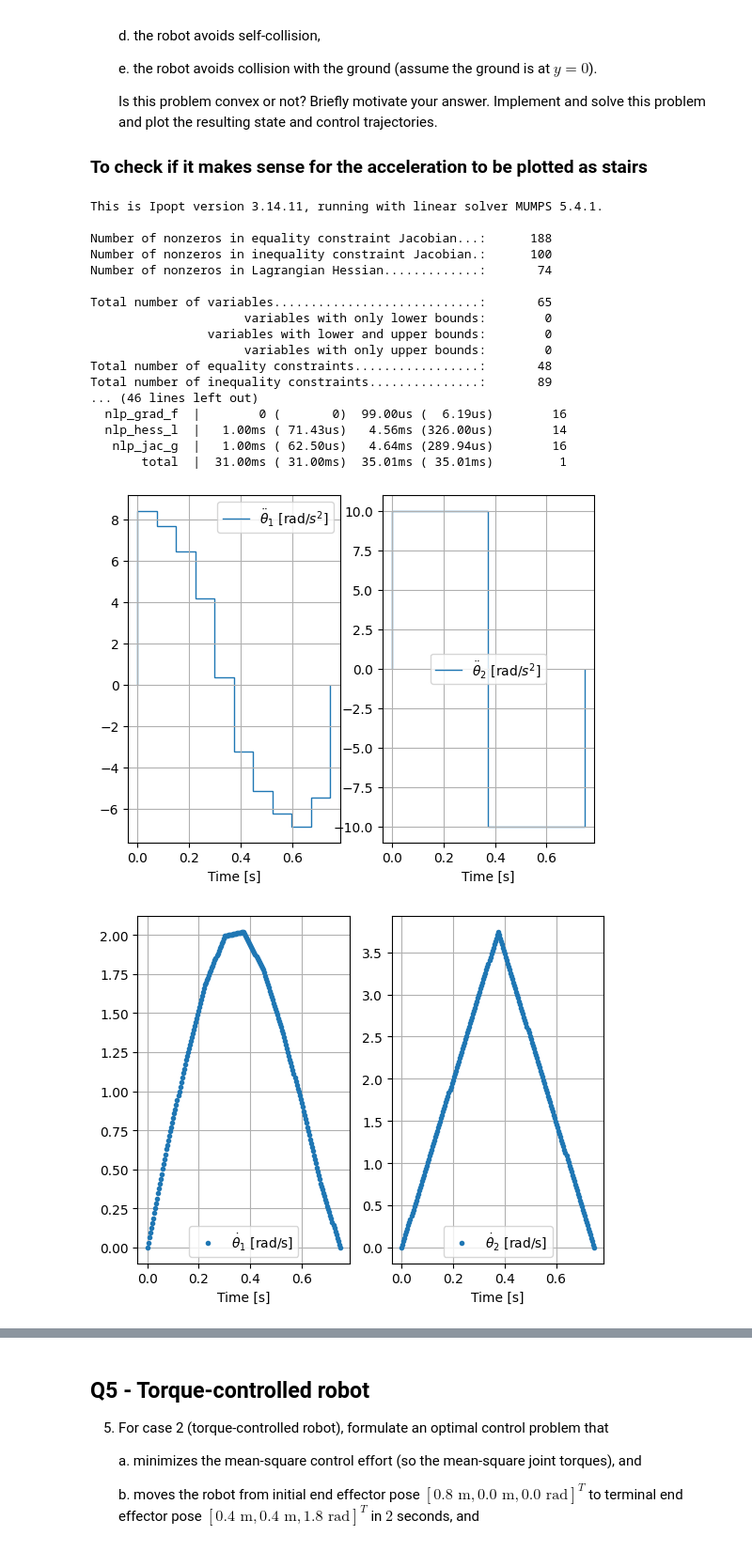
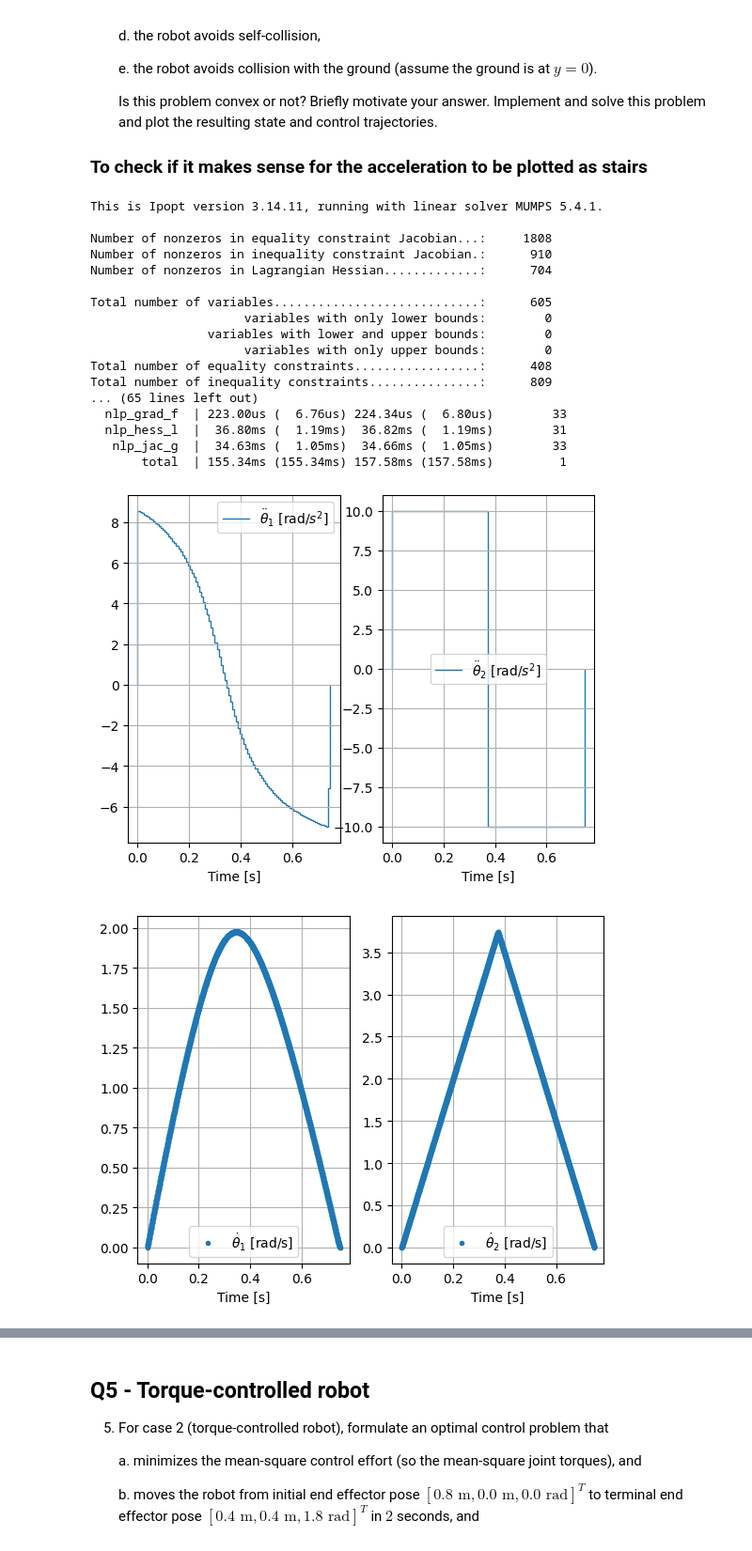
Before and after one commit to andreaalboni/Optimization-of-Mechatronic-Systems, a Jupyter notebook: Assignments/robot_arm.ipynb, the cells around one changed output, grey strips where cells are left out. Shown: that part at 94% size. Drawn from its saved outputs; the diff is of its cells as text; code cells hidden in the pictures.

```diff
--- a/Assignments/robot_arm.ipynb
+++ b/Assignments/robot_arm.ipynb
@@ -587,7 +587,7 @@ def manipulator_time_optimal(animation=False):
     ocp.solver('ipopt')
 
     # Pick a solution method
-    ocp.method(MultipleShooting(N=10, M=1, intg='rk'))
+    ocp.method(MultipleShooting(N=100, M=1, intg='rk'))
 
     # Solve the OCP
     sol = ocp.solve()
@@ -631,46 +631,46 @@ def manipulator_time_optimal(animation=False):
     plt.figure()
     plt.subplot(1, 2, 1)
     plt.plot(t_x1, theta1_sol, '.', label=r'$\theta_1$ [rad]')
     plt.xlabel("Time [s]")
     plt.legend()
     plt.grid(True)
 
     plt.subplot(1, 2, 2)
     plt.plot(t_x2, theta2_sol, '.', label=r'$\theta_2$ [rad]')
     plt.xlabel("Time [s]")
     plt.legend()
     plt.grid(True)
     plt.show()
 
     # Create animation
     if animation:
         create_animation(sol=sol, case=1, theta1=theta1, theta2=theta2, theta1_dot=theta1_dot,
                         theta2_dot=theta2_dot, control1=theta1_ddot, control2=theta2_ddot, name='Q3.gif')
 
     return sol
 
 # Optimal control problem
 sol = manipulator_time_optimal(animation=False)
 # %% [output]
 This is Ipopt version 3.14.11, running with linear solver MUMPS 5.4.1.
 
-Number of nonzeros in equality constraint Jacobian...:      188
-Number of nonzeros in inequality constraint Jacobian.:      100
-Number of nonzeros in Lagrangian Hessian.............:       74
+Number of nonzeros in equality constraint Jacobian...:     1808
+Number of nonzeros in inequality constraint Jacobian.:      910
+Number of nonzeros in Lagrangian Hessian.............:      704
 
-Total number of variables............................:       65
+Total number of variables............................:      605
                      variables with only lower bounds:        0
                 variables with lower and upper bounds:        0
                      variables with only upper bounds:        0
-Total number of equality constraints.................:       48
-Total number of inequality constraints...............:       89
-... (46 lines left out)
-  nlp_grad_f  |        0 (       0)  99.00us (  6.19us)        16
-  nlp_hess_l  |   1.00ms ( 71.43us)   4.56ms (326.00us)        14
-   nlp_jac_g  |   1.00ms ( 62.50us)   4.64ms (289.94us)        16
-       total  |  31.00ms ( 31.00ms)  35.01ms ( 35.01ms)         1
+Total number of equality constraints.................:      408
+Total number of inequality constraints...............:      809
+... (65 lines left out)
+  nlp_grad_f  | 223.00us (  6.76us) 224.34us (  6.80us)        33
+  nlp_hess_l  |  36.80ms (  1.19ms)  36.82ms (  1.19ms)        31
+   nlp_jac_g  |  34.63ms (  1.05ms)  34.66ms (  1.05ms)        33
+       total  | 155.34ms (155.34ms) 157.58ms (157.58ms)         1
-[figure, old version]
+[figure, new version]
-[figure, old version]
+[figure, new version]
 [figure]
 # %% [markdown]
 ## Q4 - Forward kinematics equation
```
Also changed, not shown: parts of 9 cells of this notebook, 2 other files.
